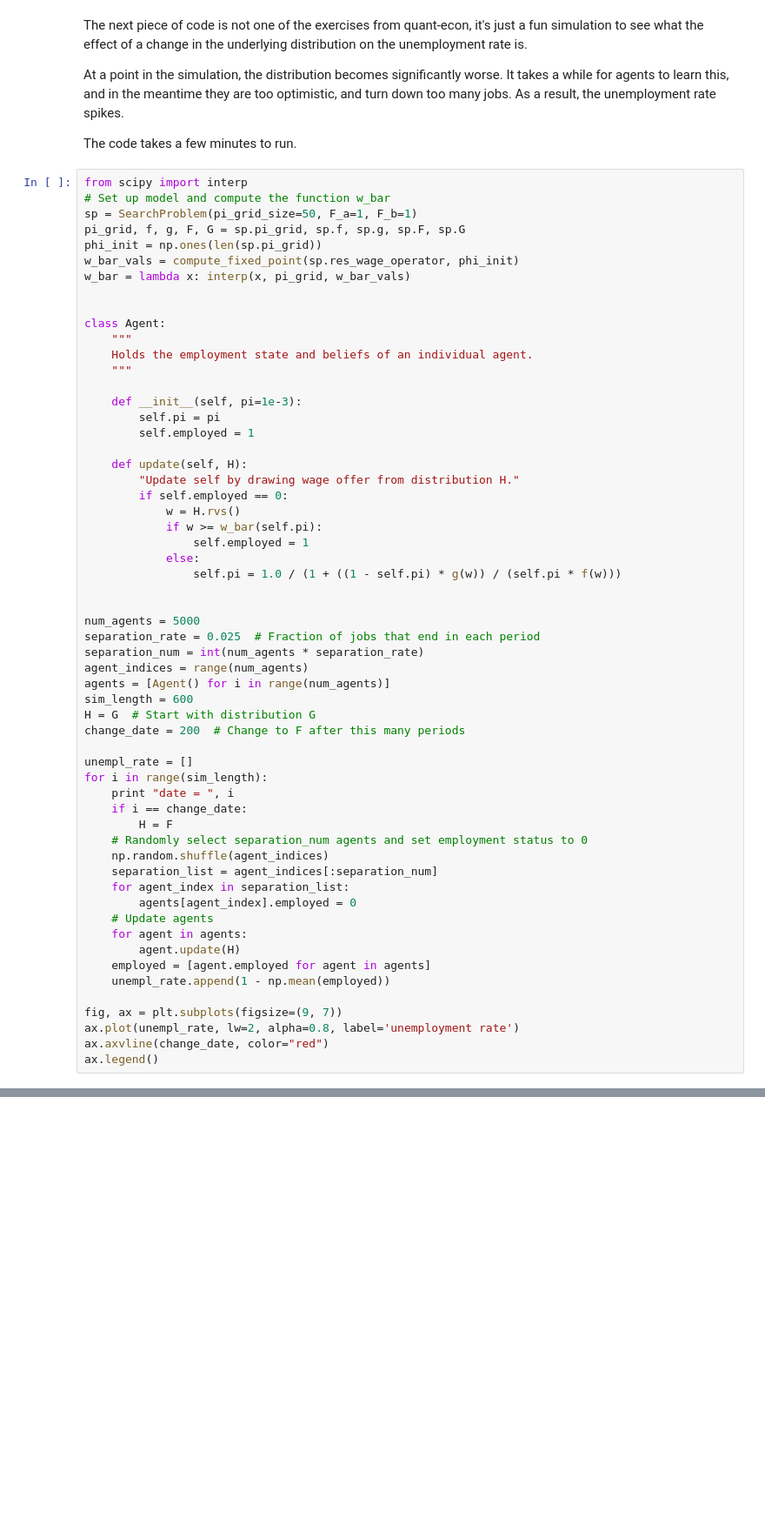
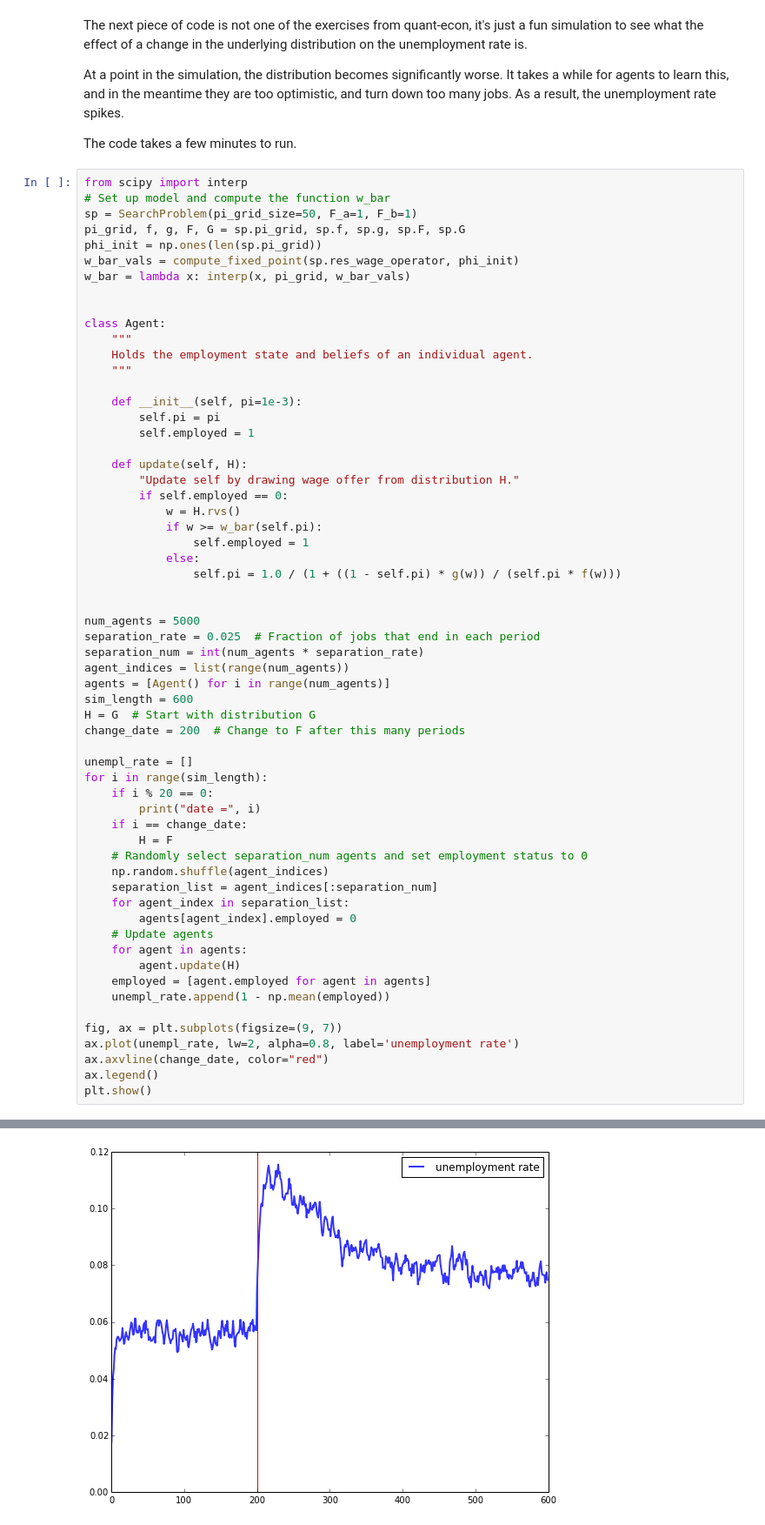
Before and after one commit to QuantEcon/QuantEcon.py, a Jupyter notebook: solutions/odu_solutions.ipynb, the cells around one changed output, grey strips where cells are left out. Shown at 87% size. Saved outputs shown, nothing was run; the diff lists cells and outputs as text; blank space fills up the shorter version.

```diff
--- a/solutions/odu_solutions.ipynb
+++ b/solutions/odu_solutions.ipynb
@@ -88,7 +87,7 @@ class Agent:
 num_agents = 5000
 separation_rate = 0.025  # Fraction of jobs that end in each period
 separation_num = int(num_agents * separation_rate)
-agent_indices = range(num_agents)
+agent_indices = list(range(num_agents))
 agents = [Agent() for i in range(num_agents)]
 sim_length = 600
 H = G  # Start with distribution G
@@ -96,7 +95,8 @@ change_date = 200  # Change to F after this many periods
 
 unempl_rate = []
 for i in range(sim_length):
-    print "date = ", i
+    if i % 20 == 0:
+        print("date =", i)
     if i == change_date:
         H = F
     # Randomly select separation_num agents and set employment status to 0
@@ -114,6 +114,7 @@ fig, ax = plt.subplots(figsize=(9, 7))
 ax.plot(unempl_rate, lw=2, alpha=0.8, label='unemployment rate')
 ax.axvline(change_date, color="red")
 ax.legend()
+plt.show()
 # %% [output]
 Computed iterate 1 with error 0.426161
 Computed iterate 2 with error 0.127050
@@ -134,0 +136 @@ date =
+[figure, added]
```
Also changed, not shown: parts of 2 cells of this notebook, 13 other files.
